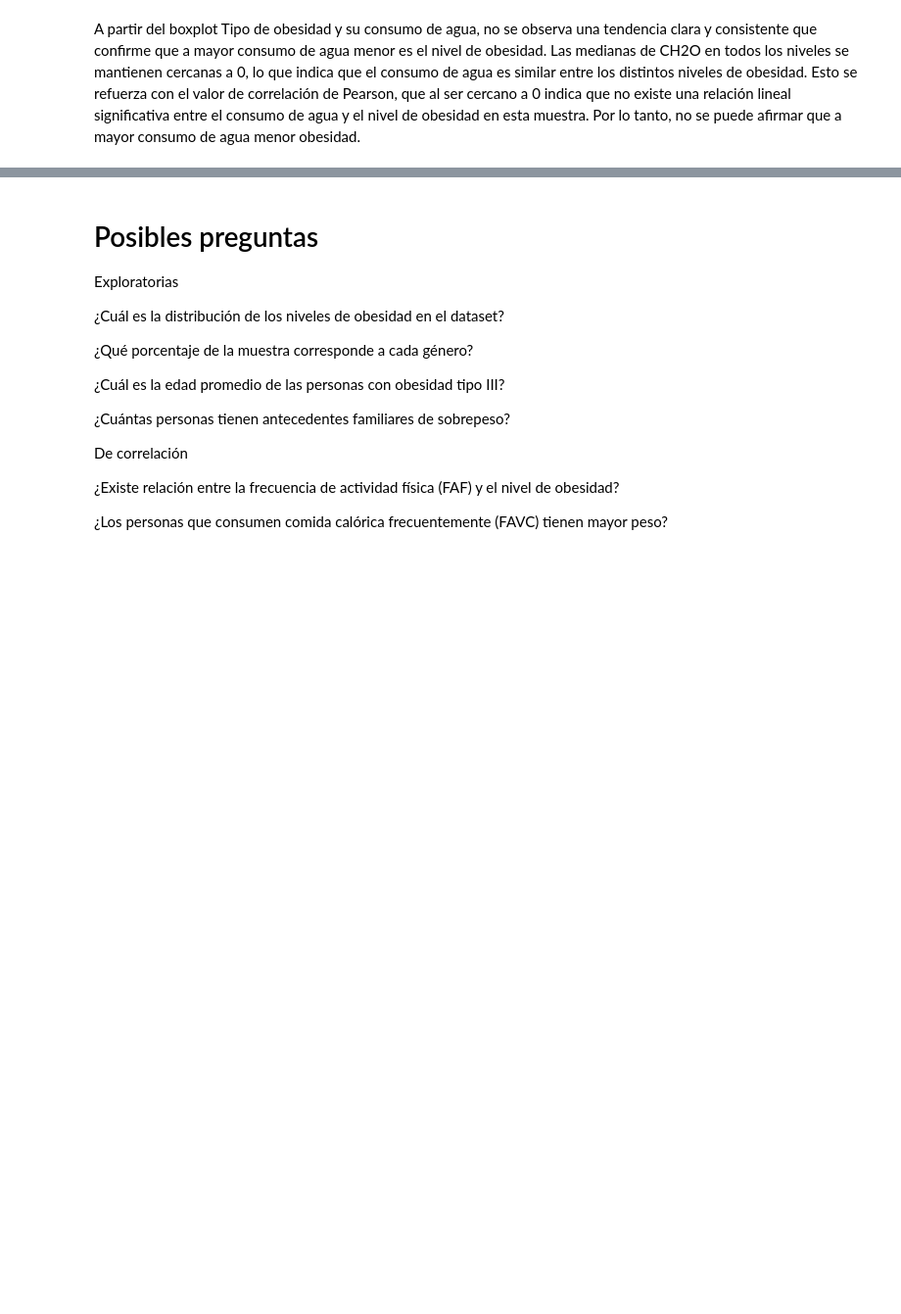
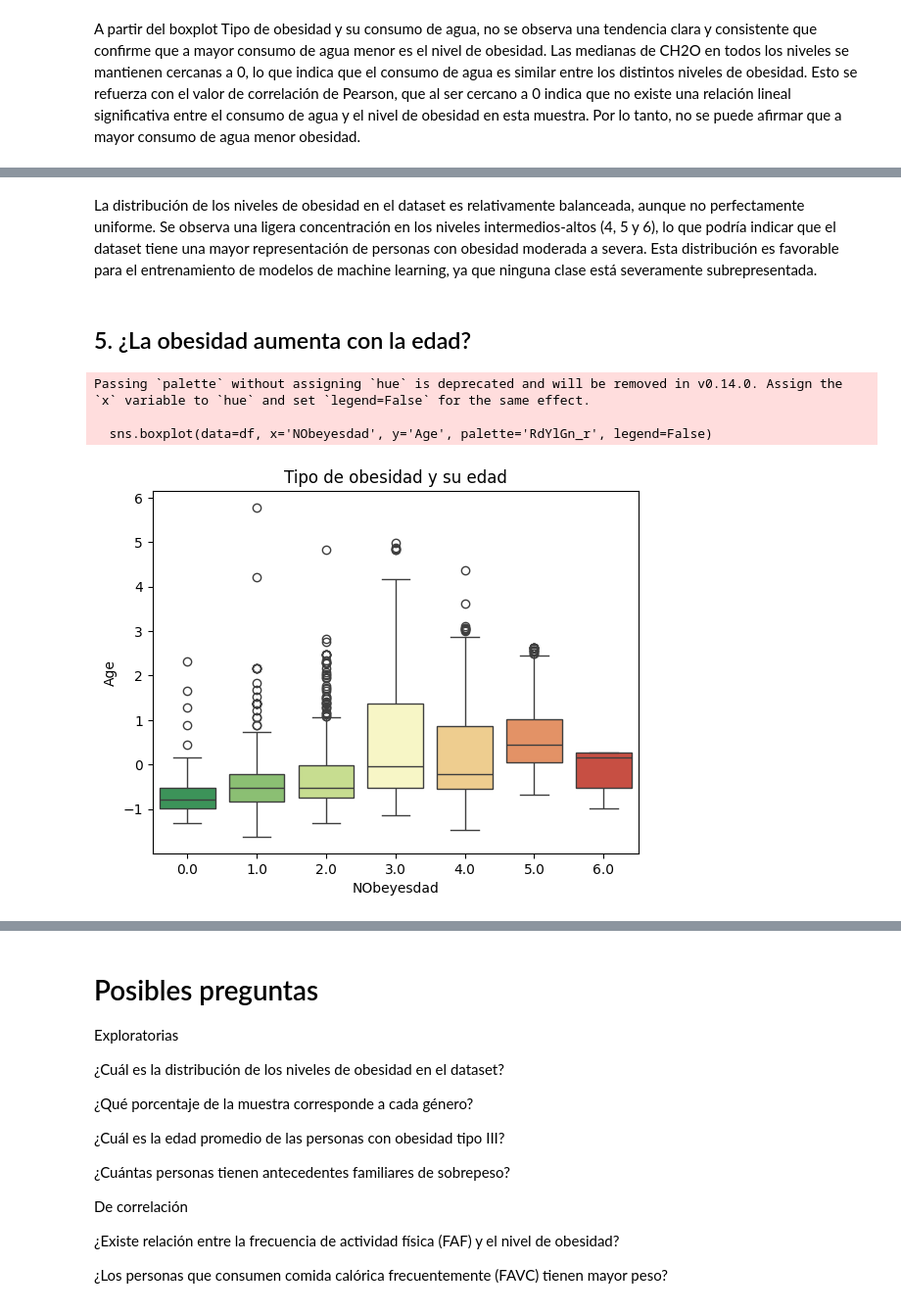
Before and after one commit to danielreyes04/Analsis-de-datos, a Jupyter notebook: Parcial2.ipynb, the cells around one changed output, grey strips where cells are left out. Shown at 98% size. Cells and saved outputs as stored; diff of their text form; code cells hidden in the pictures; blank space fills up the shorter version.

```diff
--- a/Parcial2.ipynb
+++ b/Parcial2.ipynb
@@ -495,0 +506,13 @@ Esto se refuerza con el valor de correlación de Pearson, que al ser cercano a 0
+# %% [markdown]
+La distribución de los niveles de obesidad en el dataset es relativamente balanceada, aunque no perfectamente uniforme. Se observa una ligera concentración en los niveles intermedios-altos (4, 5 y 6), lo que podría indicar que el dataset tiene una mayor representación de personas con obesidad moderada a severa. Esta distribución es favorable para el entrenamiento de modelos de machine learning, ya que ninguna clase está severamente subrepresentada.
+# %% [markdown]
+## 5. ¿La obesidad aumenta con la edad?
+# %%
+sns.boxplot(data=df, x='NObeyesdad', y='Age', palette='RdYlGn_r', legend=False)
+plt.title('Tipo de obesidad y su edad')
+plt.show()
+# %% [output]
+Passing `palette` without assigning `hue` is deprecated and will be removed in v0.14.0. Assign the `x` variable to `hue` and set `legend=False` for the same effect.
+
+  sns.boxplot(data=df, x='NObeyesdad', y='Age', palette='RdYlGn_r', legend=False)
+[figure, added]
```
Also changed, not shown: parts of 8 cells of this notebook.
